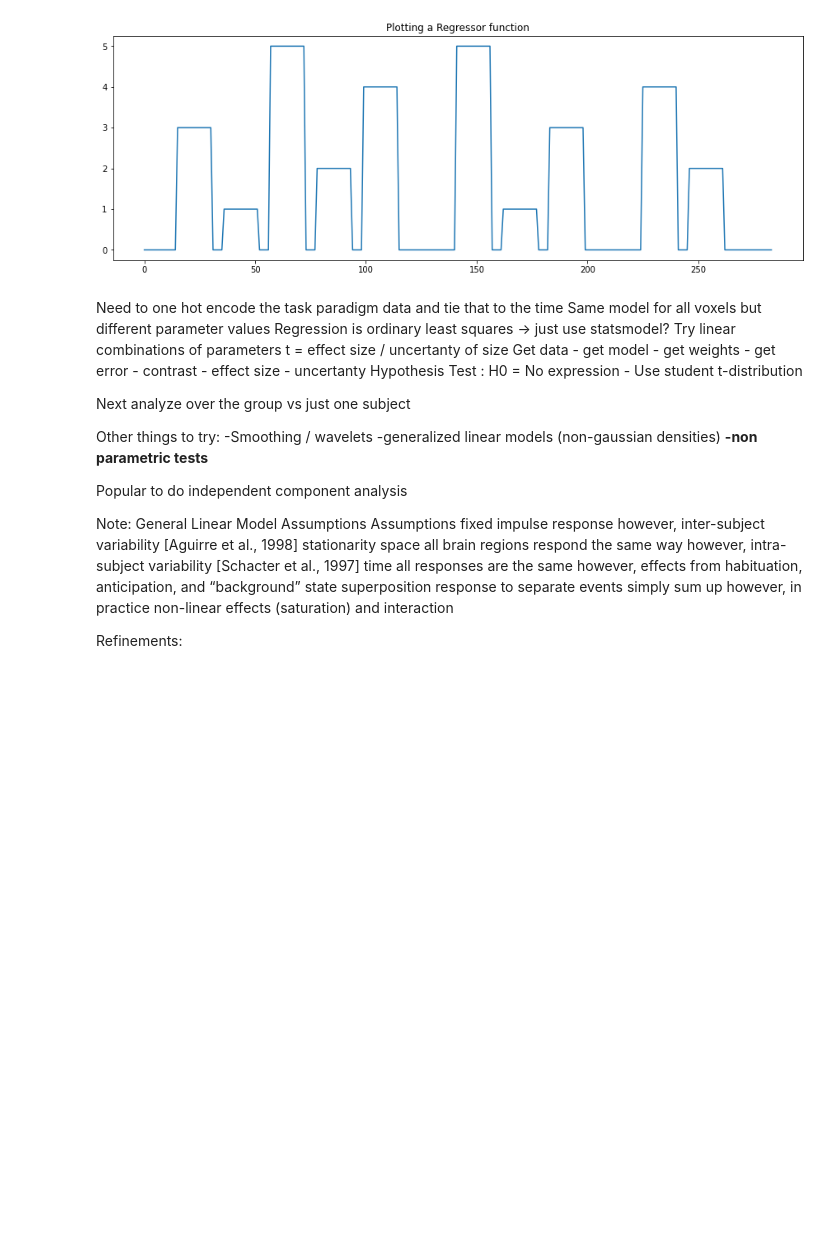
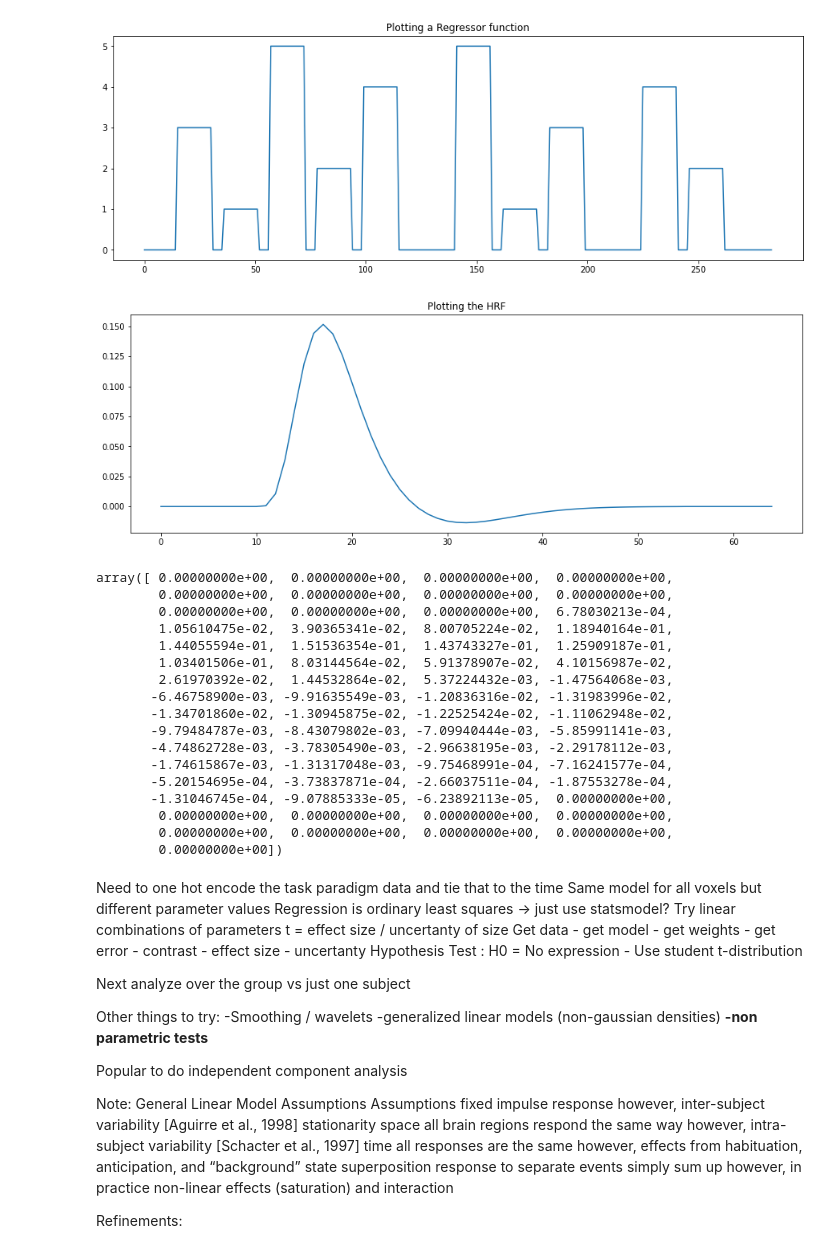
Before and after one commit to alec-flowers/machine-learning-cs433-p2, a Jupyter notebook: data_exploration.ipynb, the cells around one changed output. Drawn from its saved outputs; the diff is of its cells as text; code cells hidden in the pictures; blank space fills up the shorter version.

```diff
--- a/data_exploration.ipynb
+++ b/data_exploration.ipynb
@@ -64,6 +89,32 @@ plt.title("Plotting a Regressor function")
 plt.show()
 # %% [output]
 [figure]
+# %%
+# plotting the HRF
+# plotting the regressor
+plt.plot(hrf)
+plt.title("Plotting the HRF")
+plt.show()
+hrf
+# %% [output]
+[figure, added]
+array([ 0.00000000e+00,  0.00000000e+00,  0.00000000e+00,  0.00000000e+00,
+        0.00000000e+00,  0.00000000e+00,  0.00000000e+00,  0.00000000e+00,
+        0.00000000e+00,  0.00000000e+00,  0.00000000e+00,  6.78030213e-04,
+        1.05610475e-02,  3.90365341e-02,  8.00705224e-02,  1.18940164e-01,
+        1.44055594e-01,  1.51536354e-01,  1.43743327e-01,  1.25909187e-01,
+        1.03401506e-01,  8.03144564e-02,  5.91378907e-02,  4.10156987e-02,
+        2.61970392e-02,  1.44532864e-02,  5.37224432e-03, -1.47564068e-03,
+       -6.46758900e-03, -9.91635549e-03, -1.20836316e-02, -1.31983996e-02,
+       -1.34701860e-02, -1.30945875e-02, -1.22525424e-02, -1.11062948e-02,
+       -9.79484787e-03, -8.43079802e-03, -7.09940444e-03, -5.85991141e-03,
+       -4.74862728e-03, -3.78305490e-03, -2.96638195e-03, -2.29178112e-03,
+       -1.74615867e-03, -1.31317048e-03, -9.75468991e-04, -7.16241577e-04,
+       -5.20154695e-04, -3.73837871e-04, -2.66037511e-04, -1.87553278e-04,
+       -1.31046745e-04, -9.07885333e-05, -6.23892113e-05,  0.00000000e+00,
+        0.00000000e+00,  0.00000000e+00,  0.00000000e+00,  0.00000000e+00,
+        0.00000000e+00,  0.00000000e+00,  0.00000000e+00,  0.00000000e+00,
+        0.00000000e+00])
 # %% [markdown]
 Need to one hot encode the task paradigm data and tie that to the time
 Same model for all voxels but different parameter values
```
Also changed, not shown: parts of 6 cells of this notebook.
